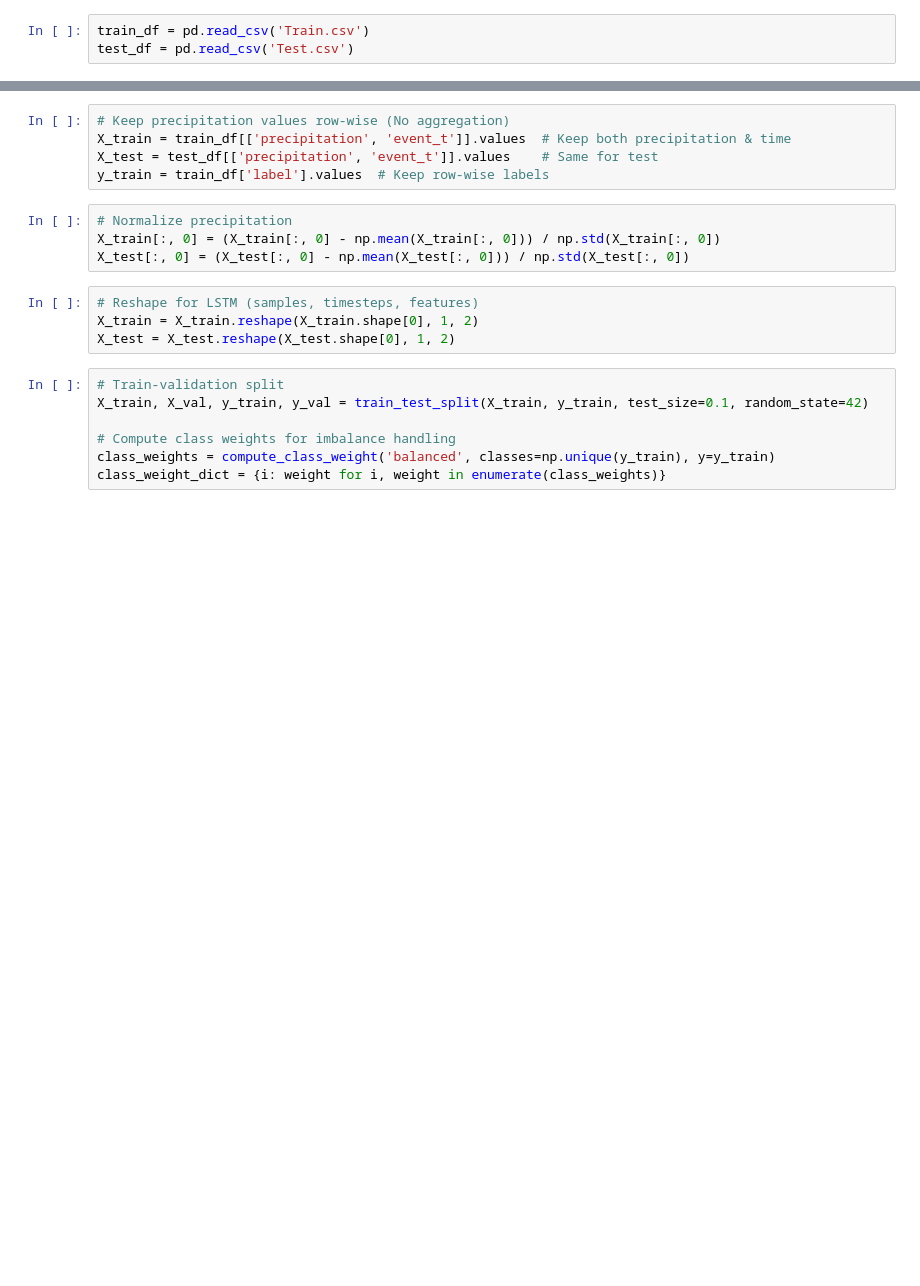
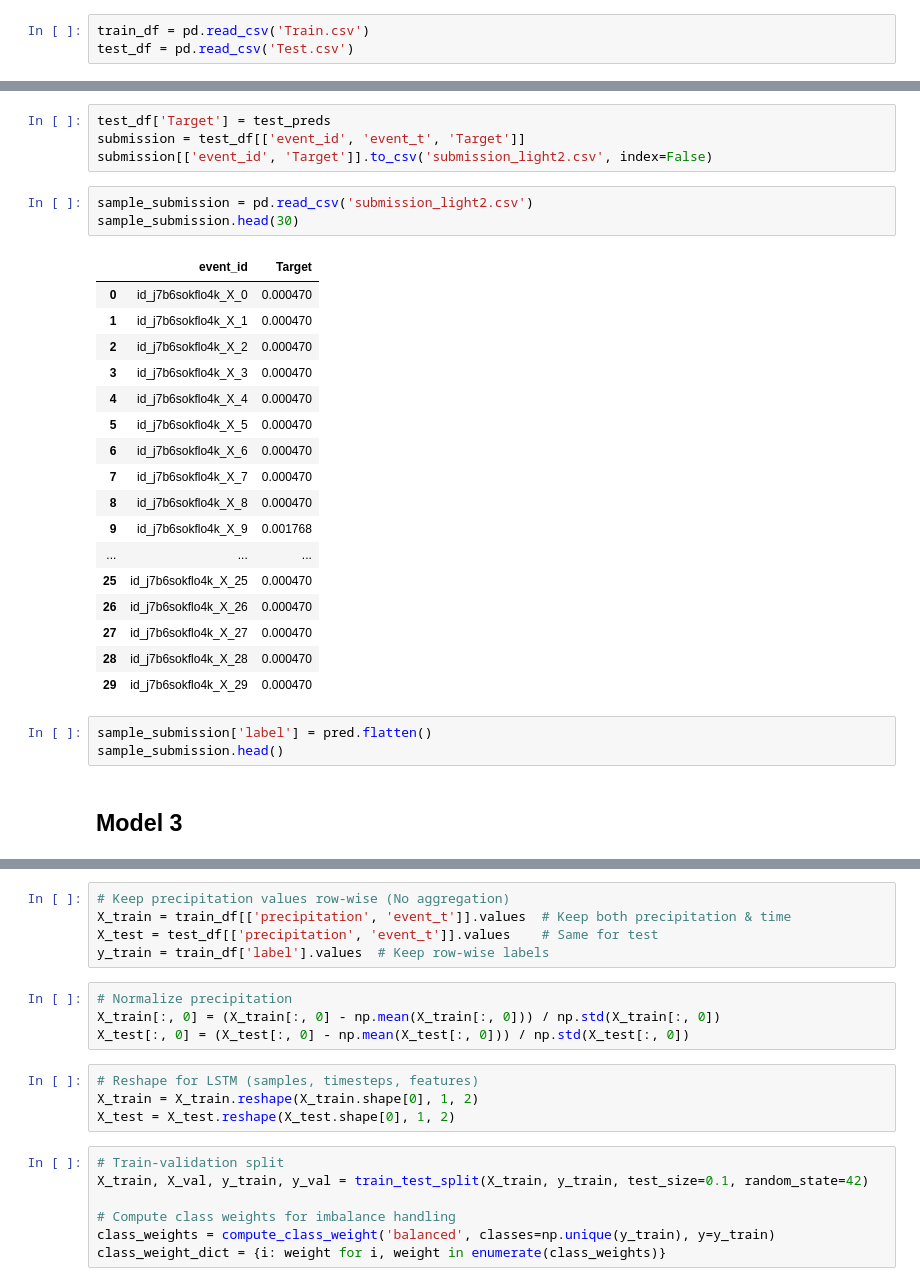
Before and after one commit to rainhard-obura/Data-Science-and-Machine-Learning-portfolio, a Jupyter notebook: DS_ML_projects/mapping_floods_in_southafrica/notebook_three.ipynb, the cells around one changed output, grey strips where cells are left out. Saved outputs shown, nothing was run; the diff lists cells and outputs as text; blank space fills up the shorter version.

```diff
--- a/DS_ML_projects/mapping_floods_in_southafrica/notebook_three.ipynb
+++ b/DS_ML_projects/mapping_floods_in_southafrica/notebook_three.ipynb
@@ -13 +88,31 @@ test_df = pd.read_csv('Test.csv')
+# %%
+test_df['Target'] = test_preds
+submission = test_df[['event_id', 'event_t', 'Target']]
+submission[['event_id', 'Target']].to_csv('submission_light2.csv', index=False)
+# %%
+sample_submission = pd.read_csv('submission_light2.csv')
+sample_submission.head(30)
+# %% [output]
+|  | event_id | Target |
+| 0 | id_j7b6sokflo4k_X_0 | 0.000470 |
+| 1 | id_j7b6sokflo4k_X_1 | 0.000470 |
+| 2 | id_j7b6sokflo4k_X_2 | 0.000470 |
+| 3 | id_j7b6sokflo4k_X_3 | 0.000470 |
+| 4 | id_j7b6sokflo4k_X_4 | 0.000470 |
+| 5 | id_j7b6sokflo4k_X_5 | 0.000470 |
+| 6 | id_j7b6sokflo4k_X_6 | 0.000470 |
+| 7 | id_j7b6sokflo4k_X_7 | 0.000470 |
+| 8 | id_j7b6sokflo4k_X_8 | 0.000470 |
+| 9 | id_j7b6sokflo4k_X_9 | 0.001768 |
+| ... | ... | ... |
+| 25 | id_j7b6sokflo4k_X_25 | 0.000470 |
+| 26 | id_j7b6sokflo4k_X_26 | 0.000470 |
+| 27 | id_j7b6sokflo4k_X_27 | 0.000470 |
+| 28 | id_j7b6sokflo4k_X_28 | 0.000470 |
+| 29 | id_j7b6sokflo4k_X_29 | 0.000470 |
+# %%
+sample_submission['label'] = pred.flatten()
+sample_submission.head()
+# %% [markdown]
+## Model 3
 # %%
```
Also changed, not shown: parts of 16 cells of this notebook, 3 other files.
